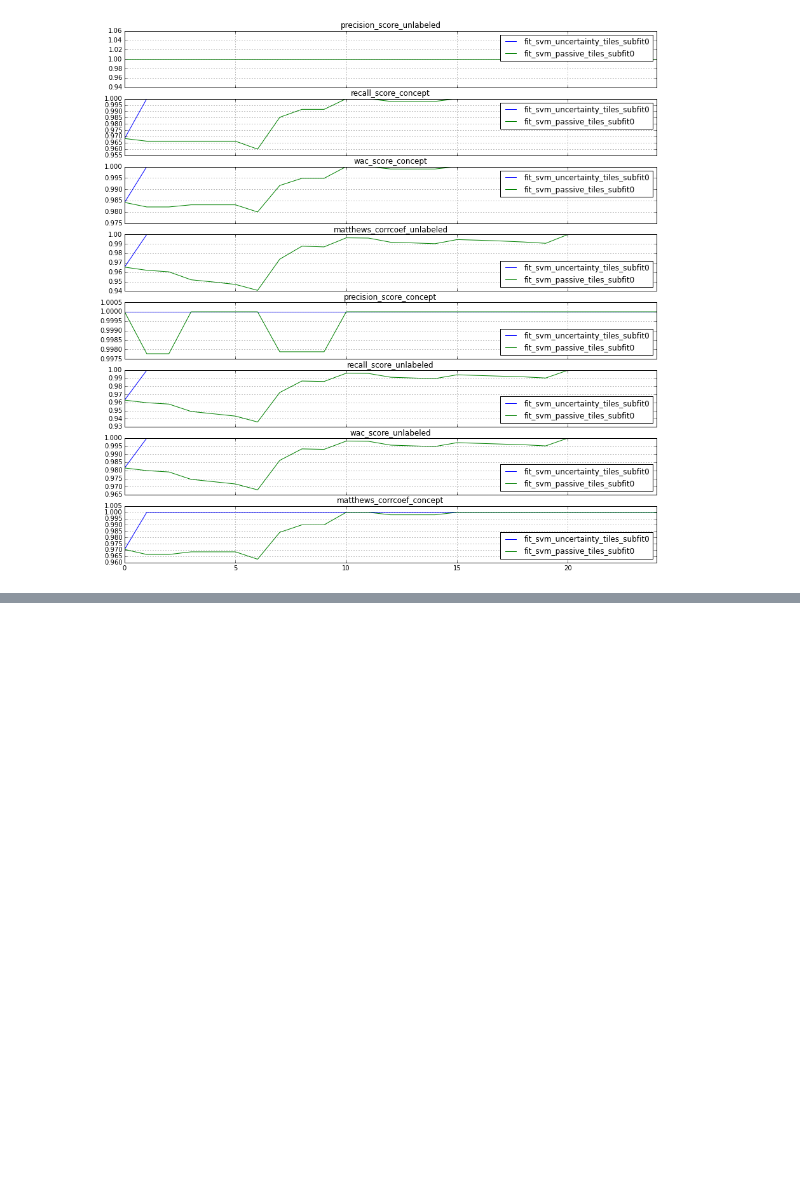
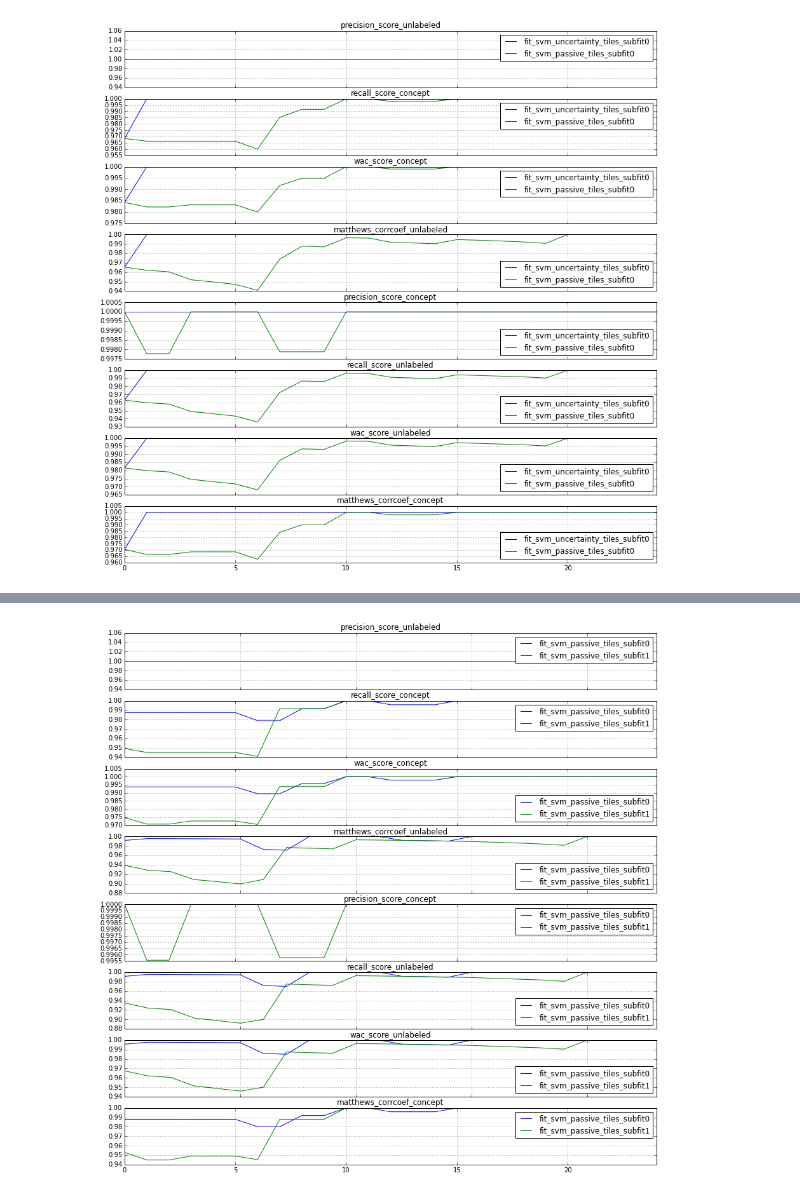
Before and after one commit to gmum/mlls2015, a Jupyter notebook: notebooks/strategy_tests.ipynb, the cells around one changed output, grey strips where cells are left out. Cells and saved outputs as stored; diff of their text form; code cells hidden in the pictures; blank space fills up the shorter version.

```diff
--- a/notebooks/strategy_tests.ipynb
+++ b/notebooks/strategy_tests.ipynb
@@ -193,3 +185,12 @@ plot_monitors(passive_exp, folds='all')
+# %%
+from experiments.utils import *
+
+passive_exp = get_best(grid_result_passive.experiments, "mean_mcc_valid")
+print len(passive_exp.monitors) # 2, bc there were 2 folds
+
+plot_monitors(passive_exp, folds='all')
+# %% [output]
+[figure, added]
 # %%
 grid_result_greedy = run_experiment("fit_grid",
                                     recalculate_experiments=False,
```
Also changed, not shown: parts of 6 cells of this notebook, 5 other files.
